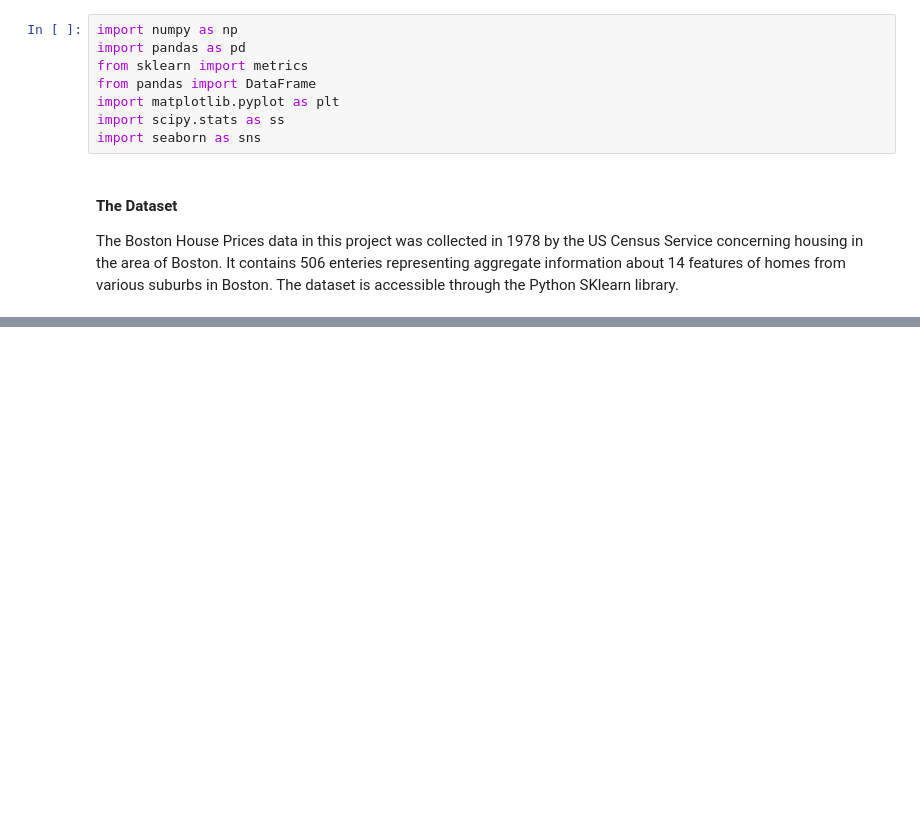
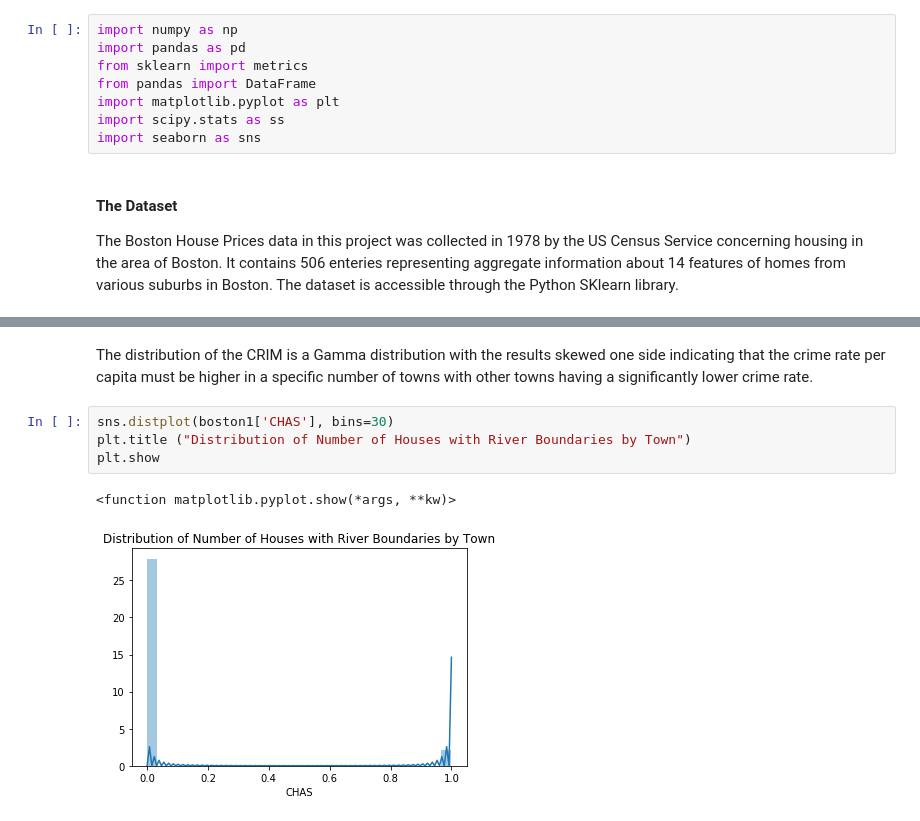
Before and after one commit to TommyVaughan/Boston-House-Prices, a Jupyter notebook: Machine Learning & Statistics - Boston House Prices.ipynb, the cells around one changed output, grey strips where cells are left out. Saved outputs shown, nothing was run; the diff lists cells and outputs as text; blank space fills up the shorter version.

```diff
--- a/Machine Learning & Statistics - Boston House Prices.ipynb
+++ b/Machine Learning & Statistics - Boston House Prices.ipynb
@@ -81,0 +148,9 @@ df.describe() # A look at the statistics of the data
+# %% [markdown]
+The distribution of the CRIM is a Gamma distribution with the results skewed one side indicating that the crime rate per capita must be higher in a specific number of towns with other towns having a significantly lower crime rate.
+# %%
+sns.distplot(boston1['CHAS'], bins=30)
+plt.title ("Distribution of Number of Houses with River Boundaries by Town")
+plt.show
+# %% [output]
+<function matplotlib.pyplot.show(*args, **kw)>
+[figure, added]
```
Also changed, not shown: parts of 20 cells of this notebook.
